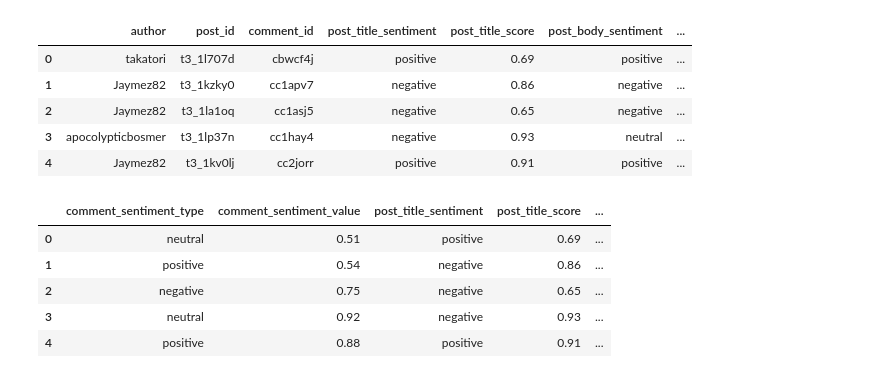
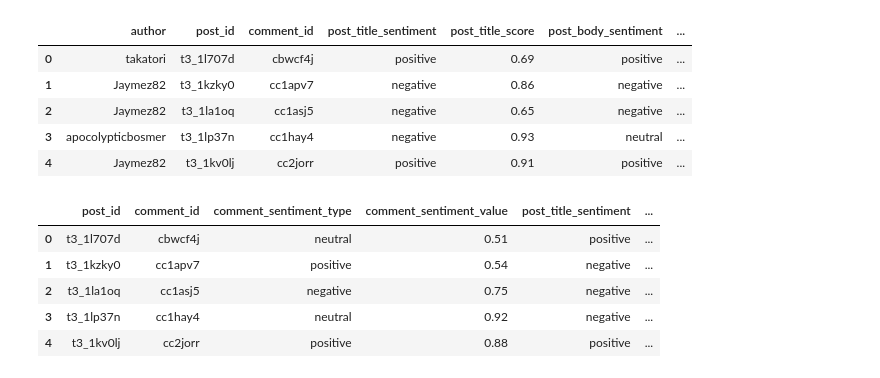
Before and after one commit to nmrenyi/subreddits24, a Jupyter notebook: regression/regression.ipynb, the cells around one changed output. Drawn from its saved outputs; the diff is of its cells as text; code cells hidden in the pictures.

Commit message:
feat: finish time interval analysis

```diff
--- a/regression/regression.ipynb
+++ b/regression/regression.ipynb
@@ -97,15 +99,15 @@ data_df.head()
 | 3 | apocolypticbosmer | t3_1lp37n | cc1hay4 | negative | 0.93 | neutral | ... |
 | 4 | Jaymez82 | t3_1kv0lj | cc2jorr | positive | 0.91 | positive | ... |
 # %%
-regression_df = data_df[['comment_sentiment_type', 'comment_sentiment_value', 'post_title_sentiment', 'post_title_score', 'post_body_sentiment', 'post_body_score', 'author']]
+regression_df = data_df[['post_id', 'comment_id', 'comment_sentiment_type', 'comment_sentiment_value', 'post_title_sentiment', 'post_title_score', 'post_body_sentiment', 'post_body_score', 'author', 'comment_time']]
 regression_df.head()
 # %% [output]
-|  | comment_sentiment_type | comment_sentiment_value | post_title_sentiment | post_title_score | ... |
-| 0 | neutral | 0.51 | positive | 0.69 | ... |
-| 1 | positive | 0.54 | negative | 0.86 | ... |
-| 2 | negative | 0.75 | negative | 0.65 | ... |
-| 3 | neutral | 0.92 | negative | 0.93 | ... |
-| 4 | positive | 0.88 | positive | 0.91 | ... |
+|  | post_id | comment_id | comment_sentiment_type | comment_sentiment_value | post_title_sentiment | ... |
+| 0 | t3_1l707d | cbwcf4j | neutral | 0.51 | positive | ... |
+| 1 | t3_1kzky0 | cc1apv7 | positive | 0.54 | negative | ... |
+| 2 | t3_1la1oq | cc1asj5 | negative | 0.75 | negative | ... |
+| 3 | t3_1lp37n | cc1hay4 | neutral | 0.92 | negative | ... |
+| 4 | t3_1kv0lj | cc2jorr | positive | 0.88 | positive | ... |
 # %%
 # map the "postiv" to 1, "negative" to -1, "neutral" to 0
 regression_df['post_title_sentiment'] = regression_df['post_title_sentiment'].map({'positive': 1, 'negative': -1, 'neutral': 0})
```
Also changed, not shown: parts of 40 cells of this notebook.
